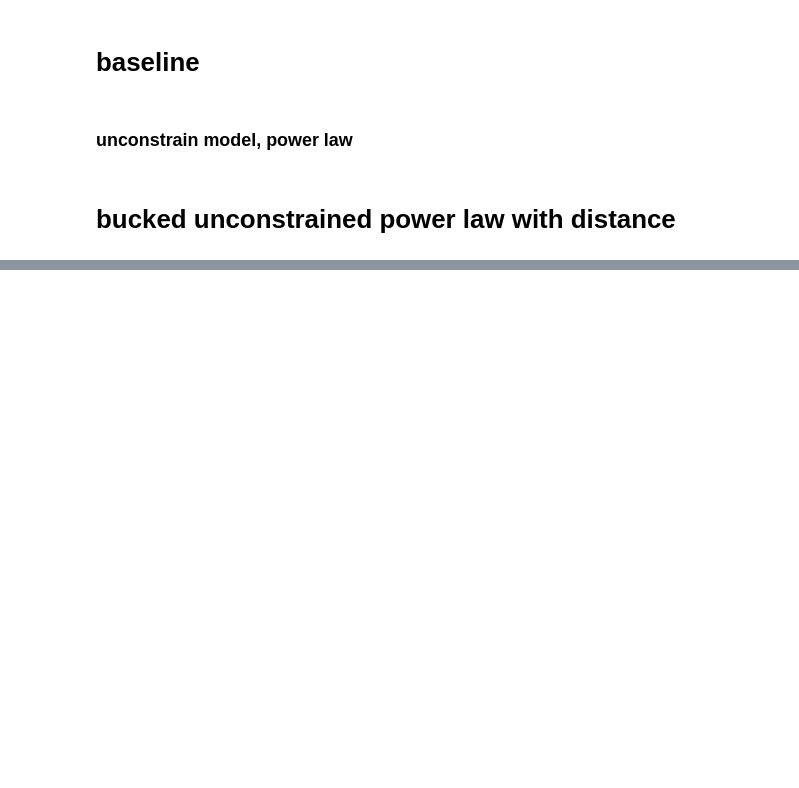
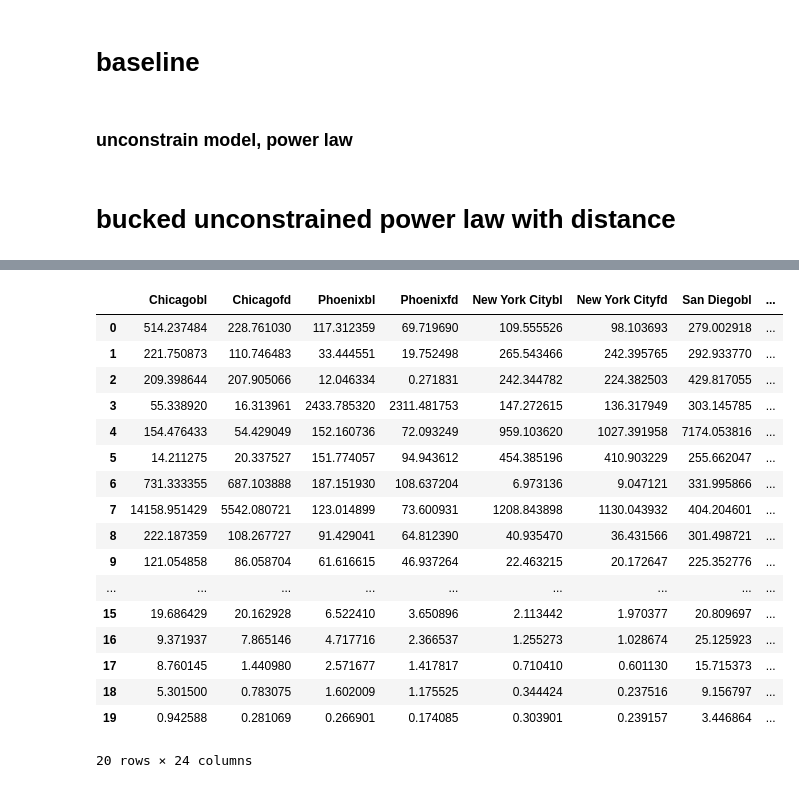
Before and after one commit to yuribogomolov/sttn, a Jupyter notebook: notebooks/generic_gravity_model.ipynb, the cells around one changed output, grey strips where cells are left out. Drawn from its saved outputs; the diff is of its cells as text; code cells hidden in the pictures; blank space fills up the shorter version.

```diff
--- a/notebooks/generic_gravity_model.ipynb
+++ b/notebooks/generic_gravity_model.ipynb
@@ -614,0 +543,21 @@ results
+# %%
+binwisemse
+# %% [output]
+|  | Chicagobl | Chicagofd | Phoenixbl | Phoenixfd | New York Citybl | New York Cityfd | San Diegobl | ... |
+| 0 | 514.237484 | 228.761030 | 117.312359 | 69.719690 | 109.555526 | 98.103693 | 279.002918 | ... |
+| 1 | 221.750873 | 110.746483 | 33.444551 | 19.752498 | 265.543466 | 242.395765 | 292.933770 | ... |
+| 2 | 209.398644 | 207.905066 | 12.046334 | 0.271831 | 242.344782 | 224.382503 | 429.817055 | ... |
+| 3 | 55.338920 | 16.313961 | 2433.785320 | 2311.481753 | 147.272615 | 136.317949 | 303.145785 | ... |
+| 4 | 154.476433 | 54.429049 | 152.160736 | 72.093249 | 959.103620 | 1027.391958 | 7174.053816 | ... |
+| 5 | 14.211275 | 20.337527 | 151.774057 | 94.943612 | 454.385196 | 410.903229 | 255.662047 | ... |
+| 6 | 731.333355 | 687.103888 | 187.151930 | 108.637204 | 6.973136 | 9.047121 | 331.995866 | ... |
+| 7 | 14158.951429 | 5542.080721 | 123.014899 | 73.600931 | 1208.843898 | 1130.043932 | 404.204601 | ... |
+| 8 | 222.187359 | 108.267727 | 91.429041 | 64.812390 | 40.935470 | 36.431566 | 301.498721 | ... |
+| 9 | 121.054858 | 86.058704 | 61.616615 | 46.937264 | 22.463215 | 20.172647 | 225.352776 | ... |
+| ... | ... | ... | ... | ... | ... | ... | ... | ... |
+| 15 | 19.686429 | 20.162928 | 6.522410 | 3.650896 | 2.113442 | 1.970377 | 20.809697 | ... |
+| 16 | 9.371937 | 7.865146 | 4.717716 | 2.366537 | 1.255273 | 1.028674 | 25.125923 | ... |
+| 17 | 8.760145 | 1.440980 | 2.571677 | 1.417817 | 0.710410 | 0.601130 | 15.715373 | ... |
+| 18 | 5.301500 | 0.783075 | 1.602009 | 1.175525 | 0.344424 | 0.237516 | 9.156797 | ... |
+| 19 | 0.942588 | 0.281069 | 0.266901 | 0.174085 | 0.303901 | 0.239157 | 3.446864 | ... |
+20 rows × 24 columns
```
Also changed, not shown: parts of 48 cells of this notebook.
